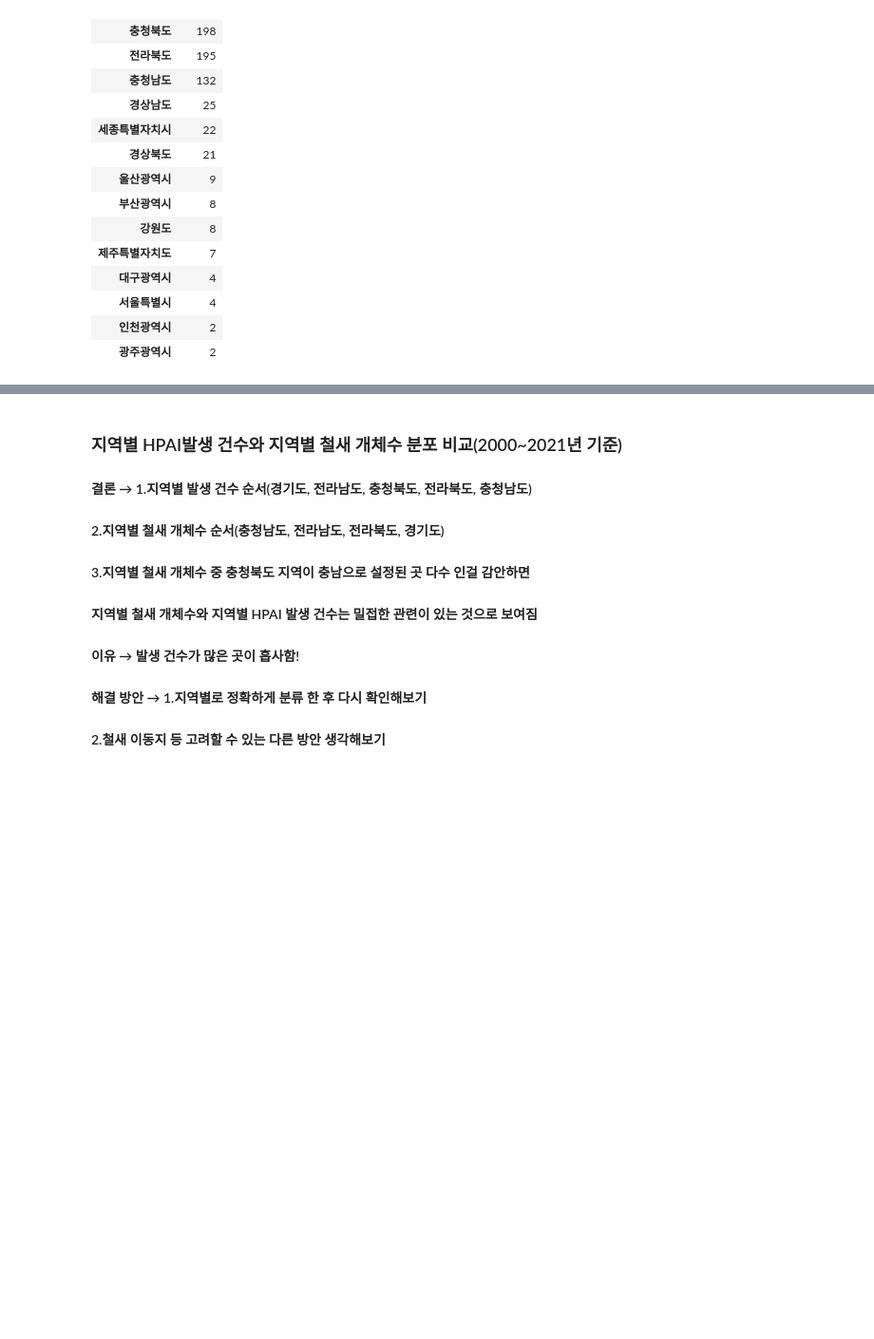
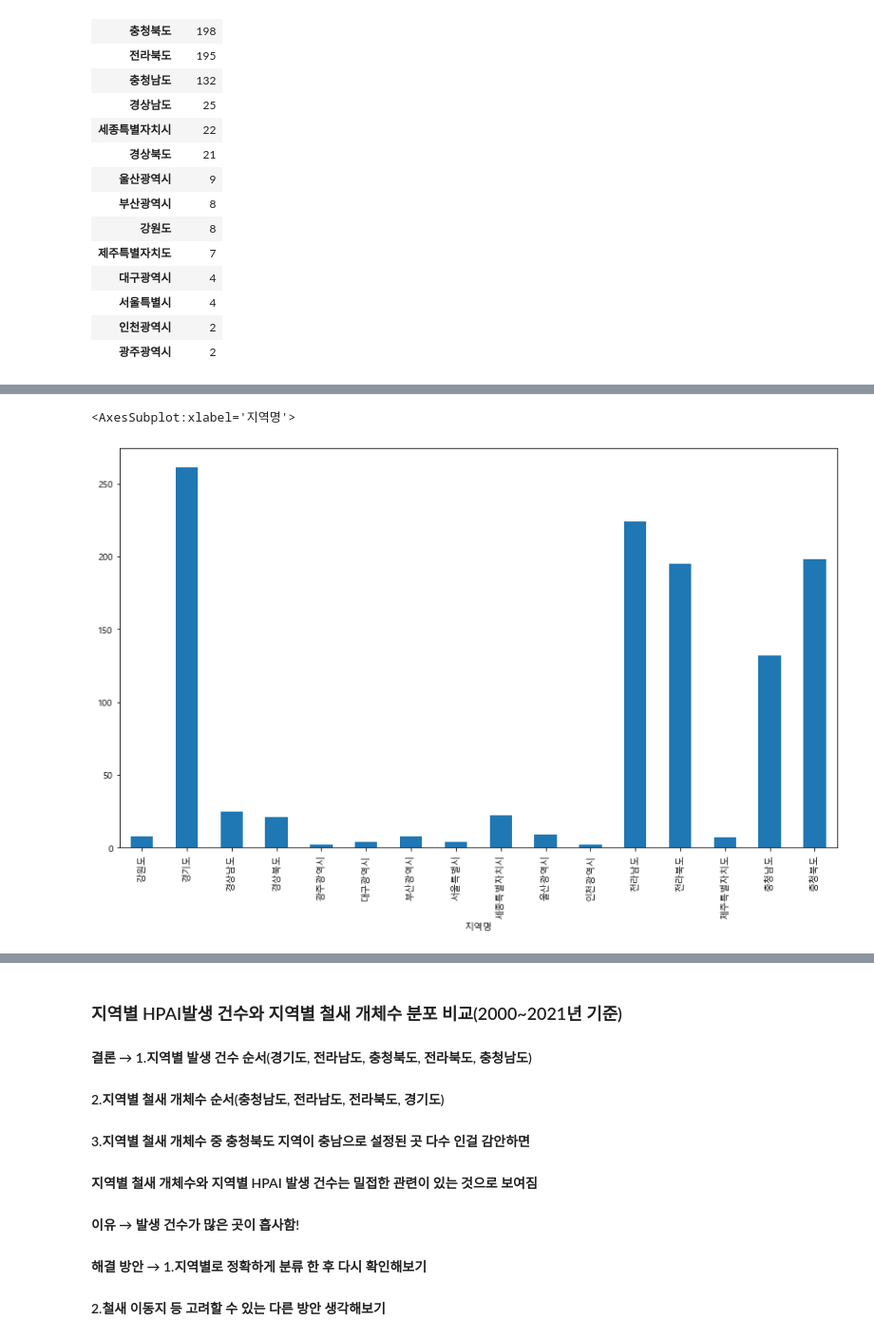
Before and after one commit to jiwoo-coding/aiai, a Jupyter notebook: HPAI kk.ipynb, the cells around one changed output, grey strips where cells are left out. Shown at 95% size. Cells and saved outputs as stored; diff of their text form; code cells hidden in the pictures; blank space fills up the shorter version.

```diff
--- a/HPAI kk.ipynb
+++ b/HPAI kk.ipynb
@@ -844,3 +844,7 @@ hpai_11_count_df
 | 서울특별시 | 4 |
 | 인천광역시 | 2 |
 | 광주광역시 | 2 |
+# %%
+hpai_11_count_df_in = hpai_11_count_df.reset_index()
+hpai_11_count_df_in.columns = ['지역명', '발생건수']
+hpai_11_count_df_in
@@ -846,0 +892,9 @@ hpai_11_count_df
+# %%
+from matplotlib import font_manager, rc
+font_name = font_manager.FontProperties(fname="c:/Windows/Fonts/malgun.ttf").get_name()
+rc('font', family=font_name)
+f, ax = plt.subplots(1, figsize=(14,8))
+hpai_11_count_df_in.groupby('지역명')['발생건수'].mean().plot(kind='bar')
+# %% [output]
+<AxesSubplot:xlabel='지역명'>
+[figure, added]
```
Also changed, not shown: parts of 5 cells of this notebook.
